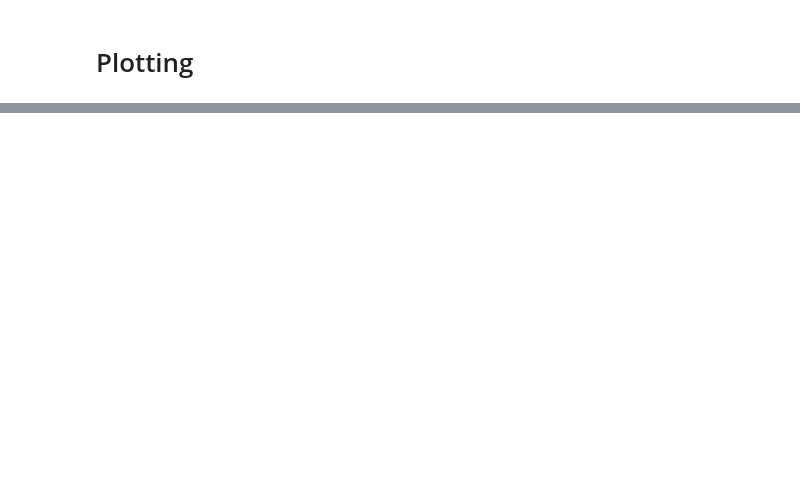
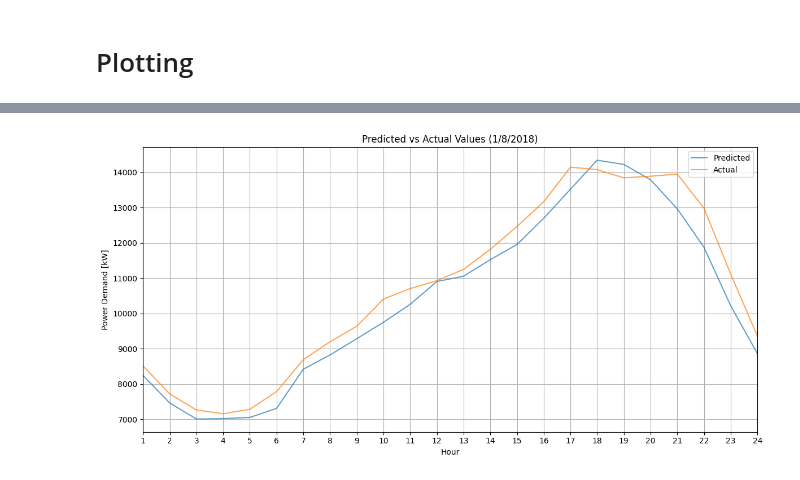
Before and after one commit to honeybear24/power-forecasting-capstone, a Jupyter notebook: scripts/best_CNN.ipynb, the cells around one changed output, grey strips where cells are left out. Saved outputs shown, nothing was run; the diff lists cells and outputs as text; code cells hidden in the pictures; blank space fills up the shorter version.

```diff
--- a/scripts/best_CNN.ipynb
+++ b/scripts/best_CNN.ipynb
@@ -220,0 +249,8 @@ plt.tight_layout()
+# %%
+# Load the model
+model_dir = os.path.join("..", "models", "cnn_best_model_2.keras")
+model = models.load_model(model_dir)
+
+# Make a prediction, expand dims is called to ensure there is an axis for batch
+# which is equal to 1 as prediction size is 1
+y_plot_arr_pred = model.predict(np.expand_dims(x_plot_arr, axis=0))
@@ -220,0 +259,20 @@ plt.tight_layout()
+# %%
+# Define the time interval
+times = np.arange(hour, hour + 24, 1)
+
+# Create a simple plot comparing predictions vs actual values
+plt.figure(figsize=(12, 6))
+plt.plot(times, y_plot_arr_pred[0], label="Predicted", alpha=0.7)
+plt.plot(times, y_plot_arr, label="Actual", alpha=0.7)
+plt.title(f"Predicted vs Actual Values ({day}/{month}/{year})")
+plt.xlabel("Hour")
+plt.ylabel("Power Demand [kW]")
+
+plt.xlim(hour, hour + 23)
+plt.xticks(ticks=np.arange(hour, hour + 24, 1), labels=[(h - 1) % 24 + 1 for h in range(hour, hour + 24)])
+
+plt.legend()
+plt.grid(True)
+plt.tight_layout()
+# %% [output]
+[figure, added]
```
Also changed, not shown: parts of 8 cells of this notebook.
